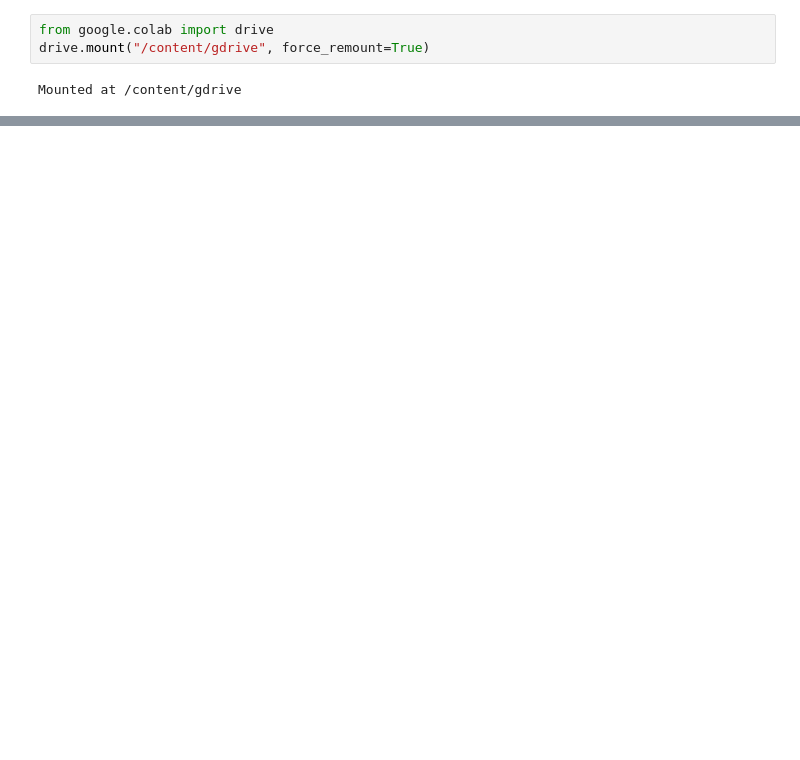
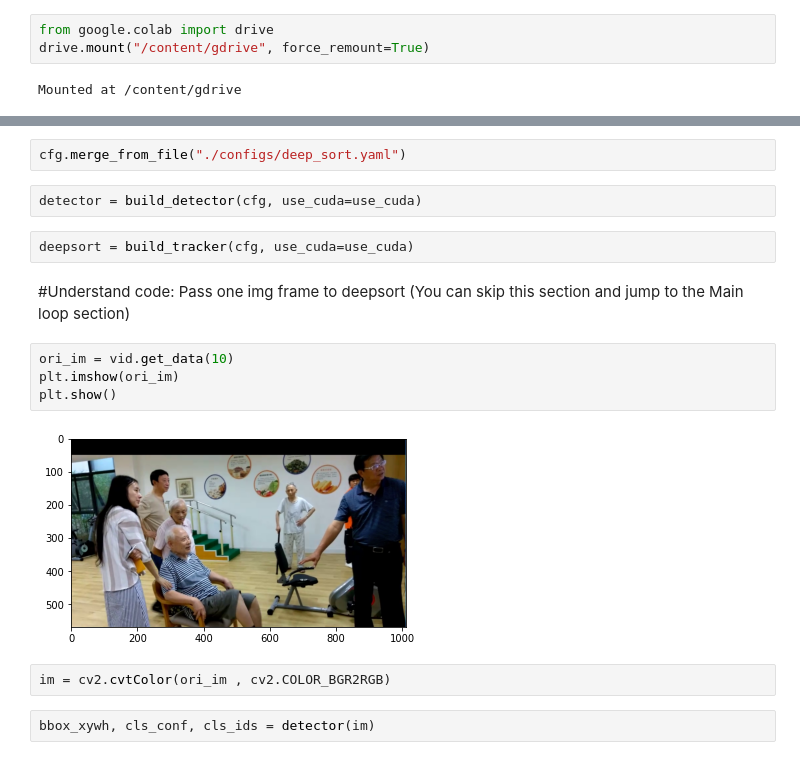
Before and after one commit to TienLungSun/PyTorch-deep-learning, a Jupyter notebook: 999 DeepSort.ipynb, the cells around one changed output, grey strips where cells are left out. Drawn from its saved outputs; the diff is of its cells as text; blank space fills up the shorter version.

```diff
--- a/999 DeepSort.ipynb
+++ b/999 DeepSort.ipynb
@@ -69,0 +90,19 @@ detector/   requirements.txt   yolov3_deepsort_eval.py
+# %%
+cfg.merge_from_file("./configs/deep_sort.yaml")
+# %%
+detector = build_detector(cfg, use_cuda=use_cuda)
+# %%
+deepsort = build_tracker(cfg, use_cuda=use_cuda)
+# %% [markdown]
+#Understand code: Pass one img frame to deepsort
+(You can skip this section and jump to the Main loop section)
+# %%
+ori_im = vid.get_data(10)
+plt.imshow(ori_im)
+plt.show()
+# %% [output]
+[figure, added]
+# %%
+im = cv2.cvtColor(ori_im , cv2.COLOR_BGR2RGB)
+# %%
+bbox_xywh, cls_conf, cls_ids = detector(im)
```
Also changed, not shown: parts of 26 cells of this notebook.
